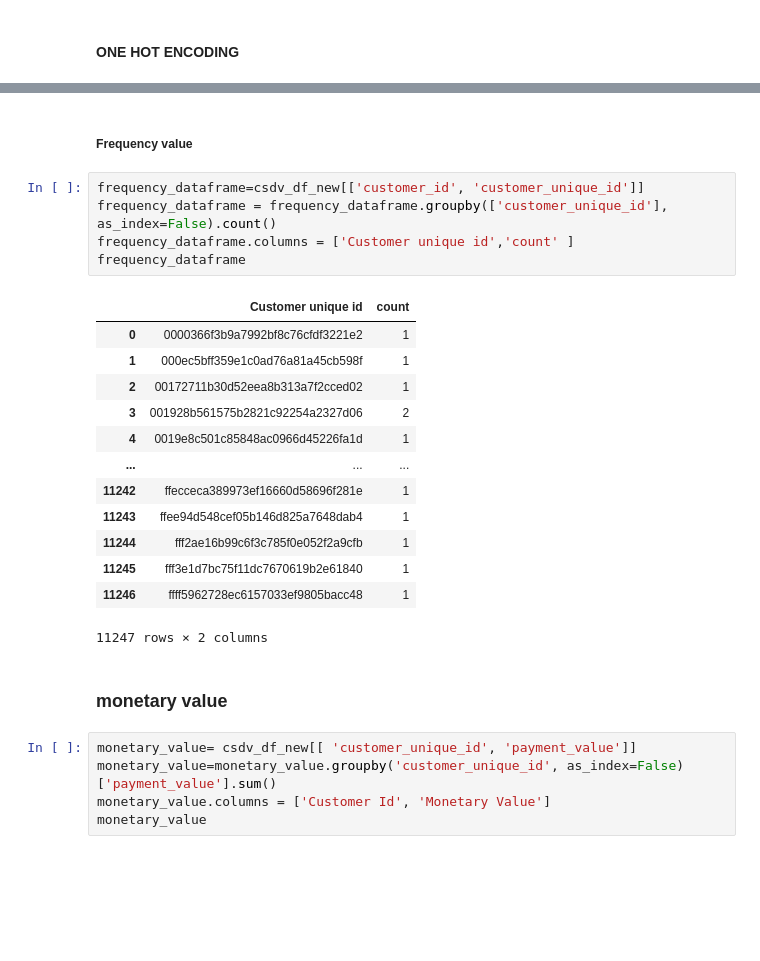
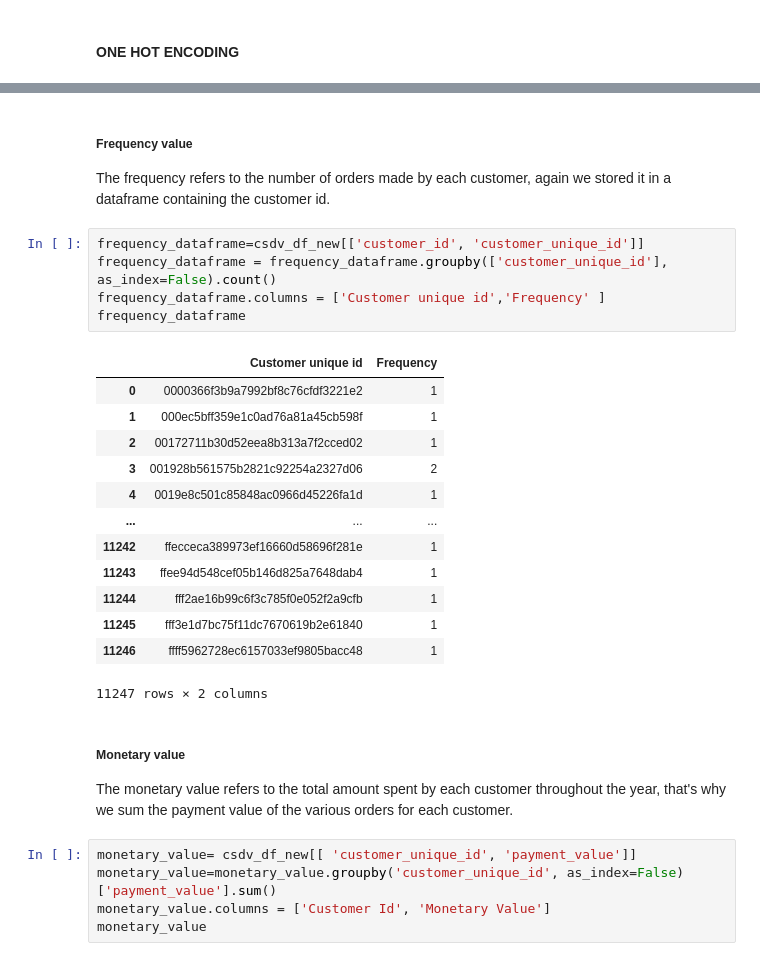
Before and after one commit to francescocapo/270341, a Jupyter notebook: main.ipynb, the cells around one changed output, grey strips where cells are left out. Drawn from its saved outputs; the diff is of its cells as text; blank space fills up the shorter version.

```diff
--- a/main.ipynb
+++ b/main.ipynb
@@ -374,15 +313,16 @@ df_recency
 | 11245 | fff3e1d7bc75f11dc7670619b2e61840 | 2018-07-20 | 40 |
 | 11246 | ffff5962728ec6157033ef9805bacc48 | 2018-05-02 | 119 |
 11247 rows × 3 columns
-# %% [markdown]
-##### Frequency value
+# %% [markdown]
+##### Frequency value
+The frequency refers to the number of orders made by each customer, again we stored it in a dataframe containing the customer id.
 # %%
 frequency_dataframe=csdv_df_new[['customer_id', 'customer_unique_id']]
 frequency_dataframe = frequency_dataframe.groupby(['customer_unique_id'], as_index=False).count()
-frequency_dataframe.columns = ['Customer unique id','count' ]
+frequency_dataframe.columns = ['Customer unique id','Frequency' ]
 frequency_dataframe
 # %% [output]
-|  | Customer unique id | count |
+|  | Customer unique id | Frequency |
 | 0 | 0000366f3b9a7992bf8c76cfdf3221e2 | 1 |
 | 1 | 000ec5bff359e1c0ad76a81a45cb598f | 1 |
 | 2 | 00172711b30d52eea8b313a7f2cced02 | 1 |
@@ -395,8 +335,9 @@ frequency_dataframe
 | 11245 | fff3e1d7bc75f11dc7670619b2e61840 | 1 |
 | 11246 | ffff5962728ec6157033ef9805bacc48 | 1 |
 11247 rows × 2 columns
-# %% [markdown]
-### monetary value
+# %% [markdown]
+##### Monetary value
+The monetary value refers to the total amount spent by each customer throughout the year, that's why we sum the payment value of the various orders for each customer.
 # %%
 monetary_value= csdv_df_new[[ 'customer_unique_id', 'payment_value']]
 monetary_value=monetary_value.groupby('customer_unique_id', as_index=False)['payment_value'].sum()
```
Also changed, not shown: parts of 27 cells of this notebook.
